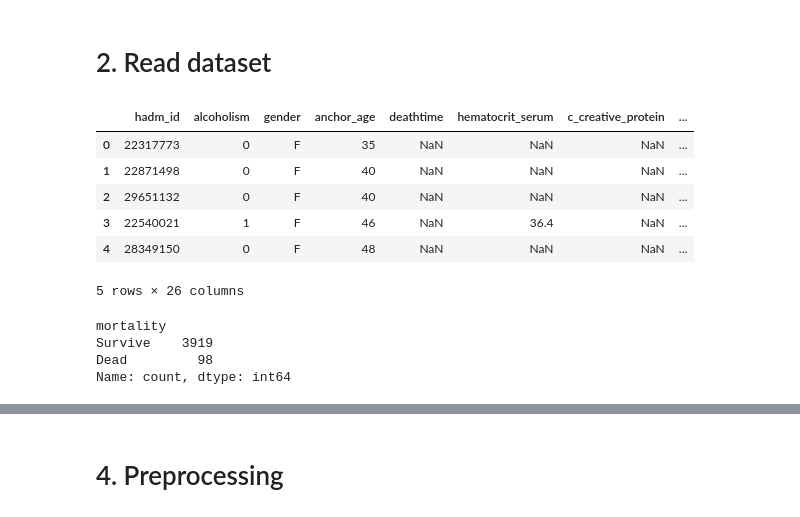
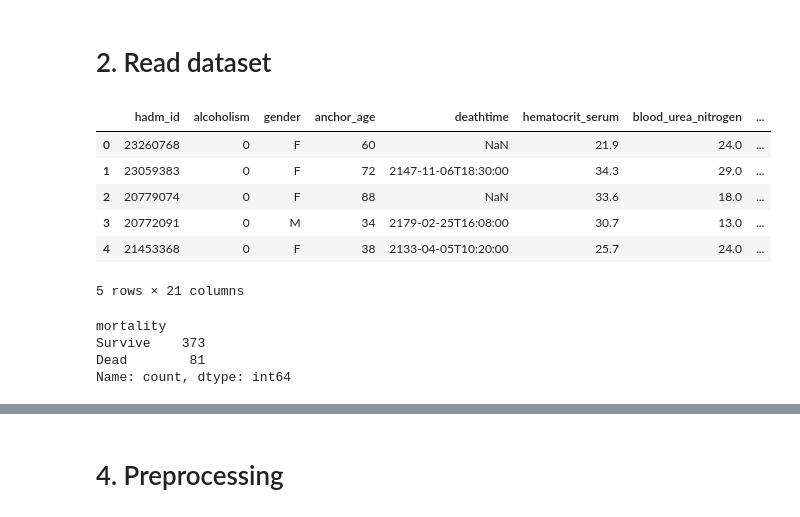
Before and after one commit to luluilmaknun/COMP90089, a Jupyter notebook: clustering_analysis/code_icd.ipynb, the cells around one changed output, grey strips where cells are left out. Saved outputs shown, nothing was run; the diff lists cells and outputs as text; code cells hidden in the pictures.

```diff
--- a/clustering_analysis/code_icd.ipynb
+++ b/clustering_analysis/code_icd.ipynb
@@ -36,22 +99,22 @@ RANDOM_STATE=42
 # %% [markdown]
 # 2. Read dataset
 # %%
-df = pd.read_csv('../dataset/icd_cohort.csv', index_col=0)
+df = pd.read_csv('../dataset/icd_final_27th_Oct.csv', index_col=0)
 df.head()
 # %% [output]
-|  | hadm_id | alcoholism | gender | anchor_age | deathtime | hematocrit_serum | c_creative_protein | ... |
-| 0 | 22317773 | 0 | F | 35 | NaN | NaN | NaN | ... |
-| 1 | 22871498 | 0 | F | 40 | NaN | NaN | NaN | ... |
-| 2 | 29651132 | 0 | F | 40 | NaN | NaN | NaN | ... |
-| 3 | 22540021 | 1 | F | 46 | NaN | 36.4 | NaN | ... |
-| 4 | 28349150 | 0 | F | 48 | NaN | NaN | NaN | ... |
+|  | hadm_id | alcoholism | gender | anchor_age | deathtime | hematocrit_serum | blood_urea_nitrogen | ... |
+| 0 | 23260768 | 0 | F | 60 | NaN | 21.9 | 24.0 | ... |
+| 1 | 23059383 | 0 | F | 72 | 2147-11-06T18:30:00 | 34.3 | 29.0 | ... |
+| 2 | 20779074 | 0 | F | 88 | NaN | 33.6 | 18.0 | ... |
+| 3 | 20772091 | 0 | M | 34 | 2179-02-25T16:08:00 | 30.7 | 13.0 | ... |
+| 4 | 21453368 | 0 | F | 38 | 2133-04-05T10:20:00 | 25.7 | 24.0 | ... |
-5 rows × 26 columns
+5 rows × 21 columns
 # %%
 # Label mortality
 df['mortality'] = df['deathtime'].apply(lambda x: 'Survive' if x is np.nan else 'Dead')
 df['mortality'].value_counts()
 # %% [output]
 mortality
-Survive    3919
-Dead         98
+Survive    373
+Dead        81
 Name: count, dtype: int64
```
Also changed, not shown: parts of 81 cells of this notebook.
